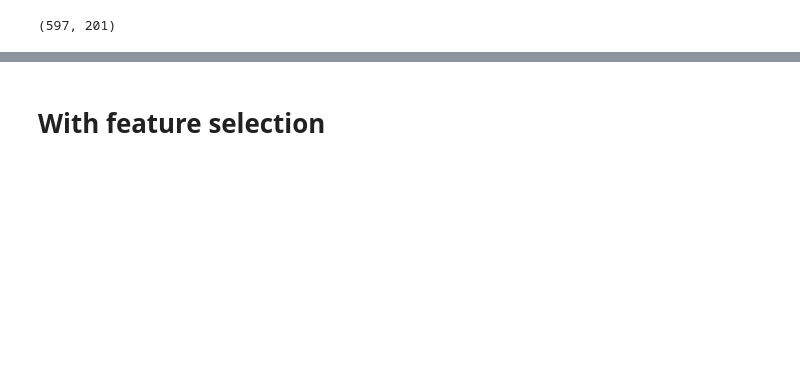
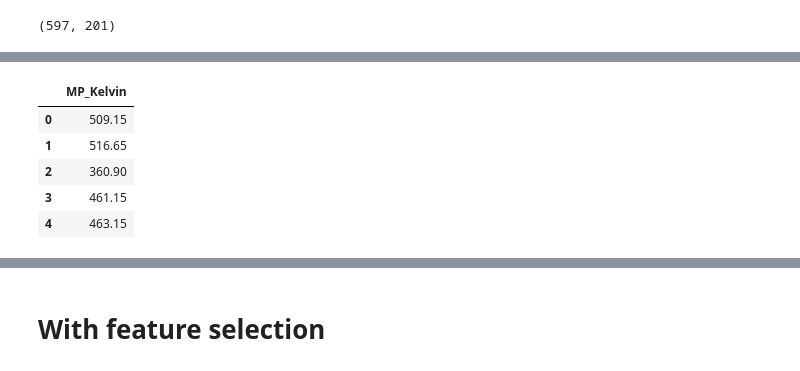
Before and after one commit to CrazyHooch1/modeliranje-tutorial, a Jupyter notebook: Tutorial 2/fs_tut.ipynb, the cells around one changed output, grey strips where cells are left out. Cells and saved outputs as stored; diff of their text form; code cells hidden in the pictures; blank space fills up the shorter version.

```diff
--- a/Tutorial 2/fs_tut.ipynb
+++ b/Tutorial 2/fs_tut.ipynb
@@ -80 +85,15 @@ from sklearn.model_selection import train_test_split
+# %%
+# Get feature matrix and target variable
+X = dataset_clean.drop('MP_Kelvin', axis=1)
+y = dataset_clean[['MP_Kelvin']]
+# %%
+X.head()
+y.head()
+# %% [output]
+|  | MP_Kelvin |
+| 0 | 509.15 |
+| 1 | 516.65 |
+| 2 | 360.90 |
+| 3 | 461.15 |
+| 4 | 463.15 |
 # %%
```
Also changed, not shown: parts of 30 cells of this notebook.
